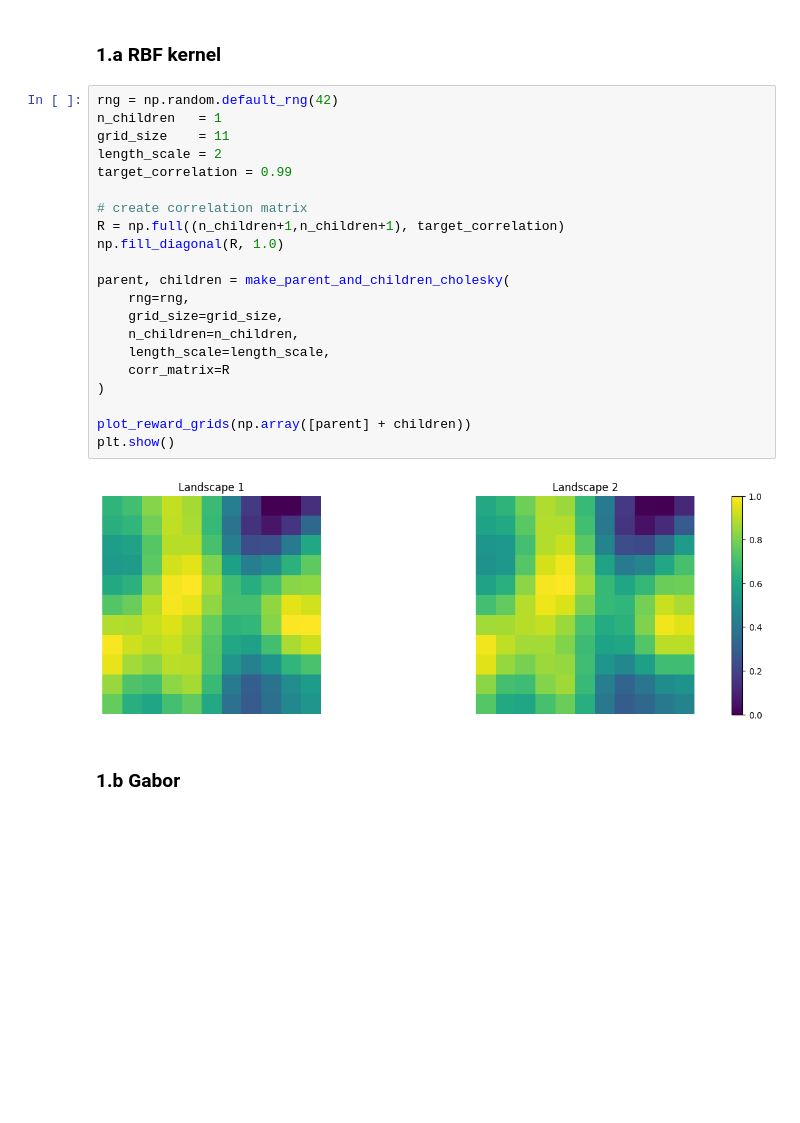
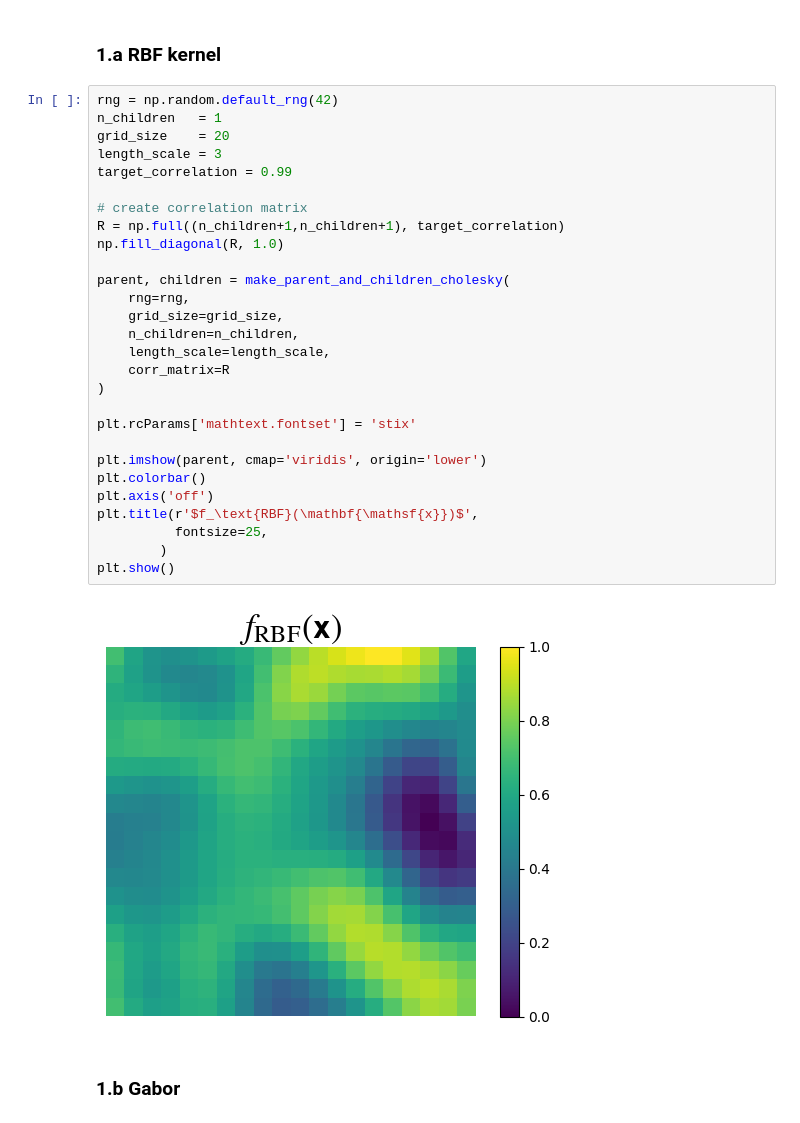
Before and after one commit to vagechirkov/Spatial-MAB-taboo, a Jupyter notebook: notebooks/reward_landscapes.ipynb, the cells around one changed output. Drawn from its saved outputs; the diff is of its cells as text; blank space fills up the shorter version.

Commit message:
create separate folder for thesis plots

```diff
--- a/notebooks/reward_landscapes.ipynb
+++ b/notebooks/reward_landscapes.ipynb
@@ -14,25 +14,32 @@ from abm.utils import plot_reward_grids, plot_reward_grid, rbf
 # %%
 rng = np.random.default_rng(42)
 n_children   = 1
-grid_size    = 11
-length_scale = 2
+grid_size    = 20
+length_scale = 3
 target_correlation = 0.99
 
 # create correlation matrix
 R = np.full((n_children+1,n_children+1), target_correlation)
 np.fill_diagonal(R, 1.0)
 
 parent, children = make_parent_and_children_cholesky(
     rng=rng,
     grid_size=grid_size,
     n_children=n_children,
     length_scale=length_scale,
     corr_matrix=R
 )
 
-plot_reward_grids(np.array([parent] + children))
+plt.rcParams['mathtext.fontset'] = 'stix'
+
+plt.imshow(parent, cmap='viridis', origin='lower')
+plt.colorbar()
+plt.axis('off')
+plt.title(r'$f_\text{RBF}(\mathbf{\mathsf{x}})$',
+          fontsize=25,
+        )
 plt.show()
 # %% [output]
-[figure, old version]
+[figure, new version]
 # %% [markdown]
 ### 1.b Gabor
```
Also changed, not shown: parts of 4 cells of this notebook, 7 other files.
